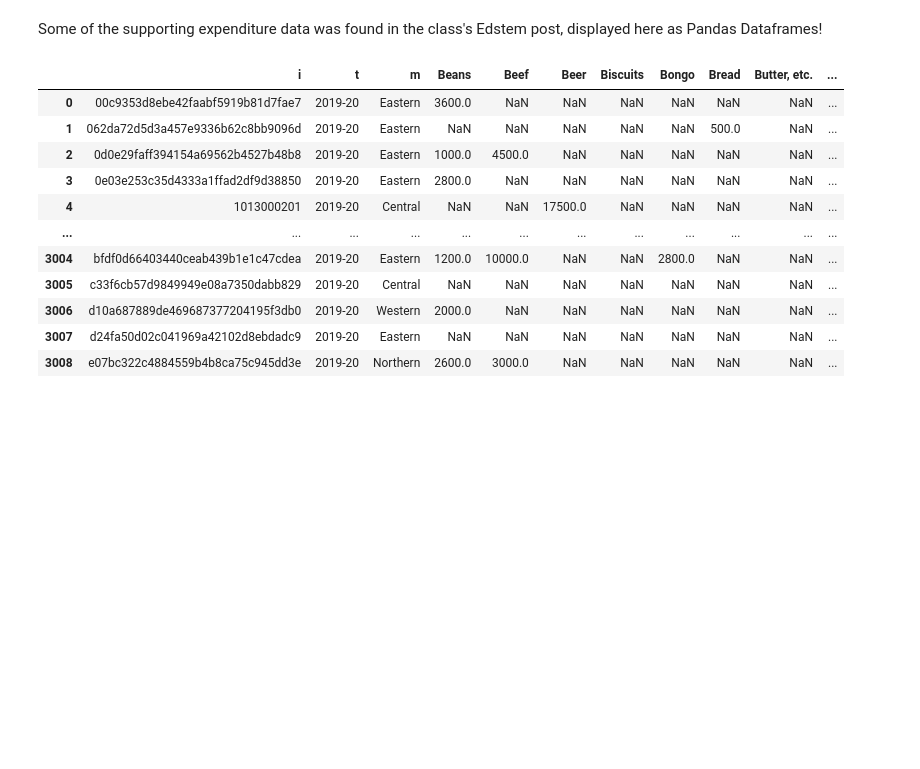
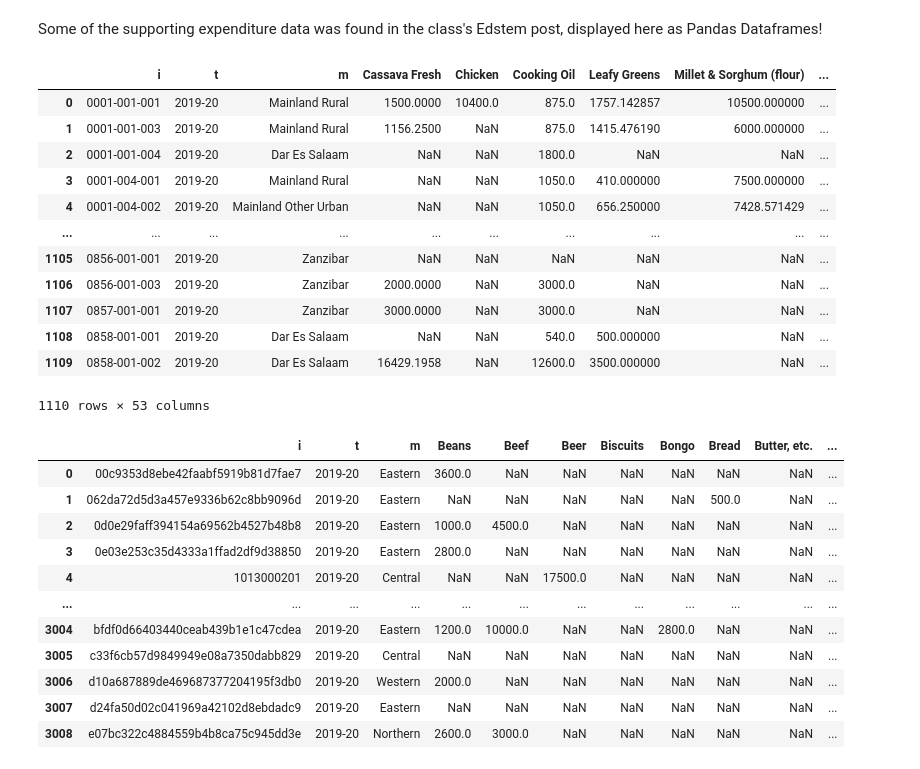
Before and after one commit to chrisgnicholas/team_Luther_Tweetan, a Jupyter notebook: hacked_419.ipynb, the cells around one changed output. Cells and saved outputs as stored; diff of their text form; code cells hidden in the pictures; blank space fills up the shorter version.

```diff
--- a/hacked_419.ipynb
+++ b/hacked_419.ipynb
@@ -62,8 +44,22 @@ We simulated a trade policy between Uganda and Tanzania, causing Kaldor Hicks im
 # %% [markdown]
 Some of the supporting expenditure data was found in the class's Edstem post, displayed here as Pandas Dataframes!
 # %%
-#tanzania_expenditure = pd.read_csv("data/tanzania/Tanzania [Reformatted] - Food Expenditures (2019-20).csv")
-#tanzania_expenditure
+tanzania_expenditure = pd.read_csv("data/tanzania/Tanzania [Reformatted] - Food Expenditures (2019-20).csv")
+tanzania_expenditure
+# %% [output]
+|  | i | t | m | Cassava Fresh | Chicken | Cooking Oil | Leafy Greens | Millet & Sorghum (flour) | ... |
+| 0 | 0001-001-001 | 2019-20 | Mainland Rural | 1500.0000 | 10400.0 | 875.0 | 1757.142857 | 10500.000000 | ... |
+| 1 | 0001-001-003 | 2019-20 | Mainland Rural | 1156.2500 | NaN | 875.0 | 1415.476190 | 6000.000000 | ... |
+| 2 | 0001-001-004 | 2019-20 | Dar Es Salaam | NaN | NaN | 1800.0 | NaN | NaN | ... |
+| 3 | 0001-004-001 | 2019-20 | Mainland Rural | NaN | NaN | 1050.0 | 410.000000 | 7500.000000 | ... |
+| 4 | 0001-004-002 | 2019-20 | Mainland Other Urban | NaN | NaN | 1050.0 | 656.250000 | 7428.571429 | ... |
+| ... | ... | ... | ... | ... | ... | ... | ... | ... | ... |
+| 1105 | 0856-001-001 | 2019-20 | Zanzibar | NaN | NaN | NaN | NaN | NaN | ... |
+| 1106 | 0856-001-003 | 2019-20 | Zanzibar | 2000.0000 | NaN | 3000.0 | NaN | NaN | ... |
+| 1107 | 0857-001-001 | 2019-20 | Zanzibar | 3000.0000 | NaN | 3000.0 | NaN | NaN | ... |
+| 1108 | 0858-001-001 | 2019-20 | Dar Es Salaam | NaN | NaN | 540.0 | 500.000000 | NaN | ... |
+| 1109 | 0858-001-002 | 2019-20 | Dar Es Salaam | 16429.1958 | NaN | 12600.0 | 3500.000000 | NaN | ... |
+1110 rows × 53 columns
 # %%
 uganda_expenditure = pd.read_csv("data/uganda/Uganda - Expenditures (2019-20).csv")
 uganda_expenditure
```
Also changed, not shown: parts of 23 cells of this notebook.
